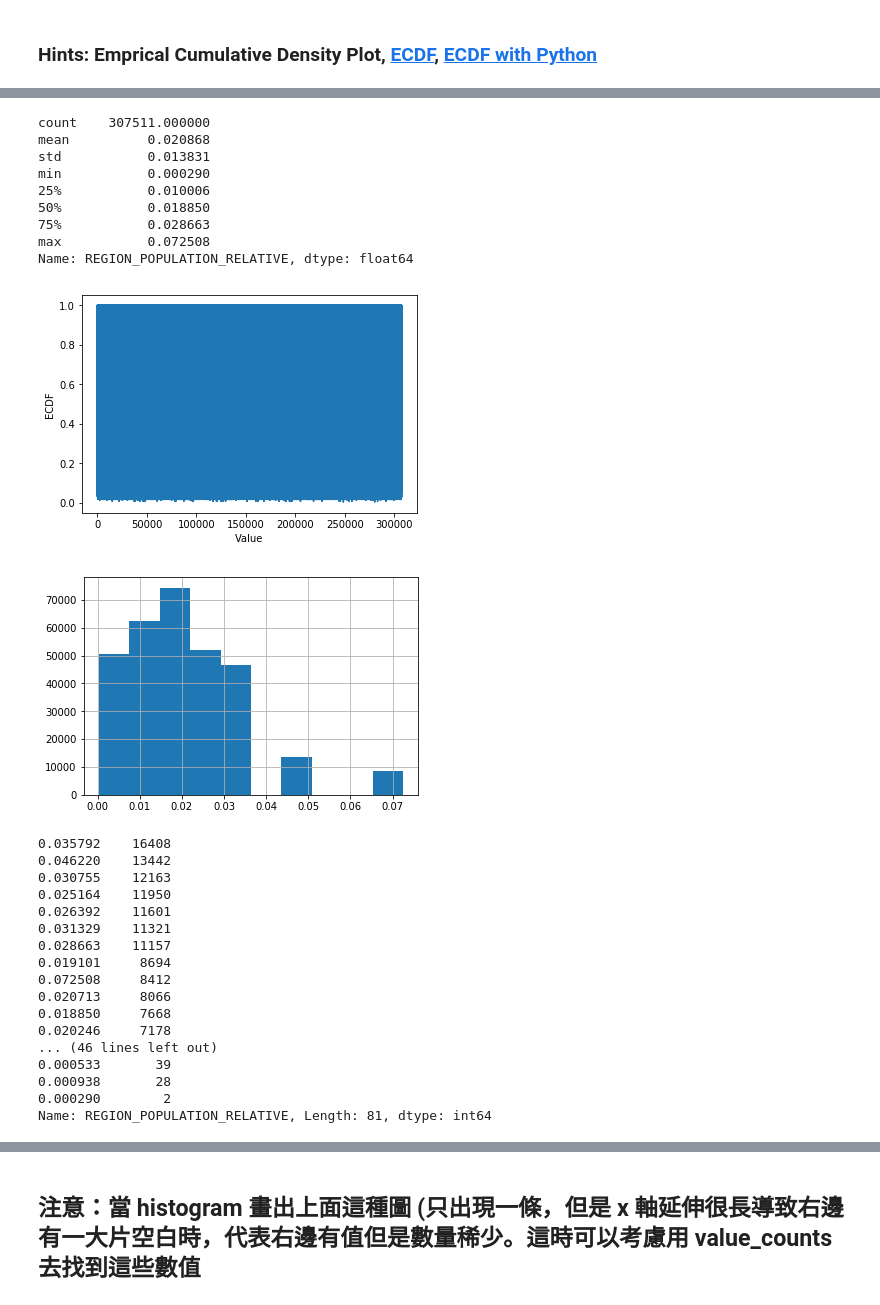
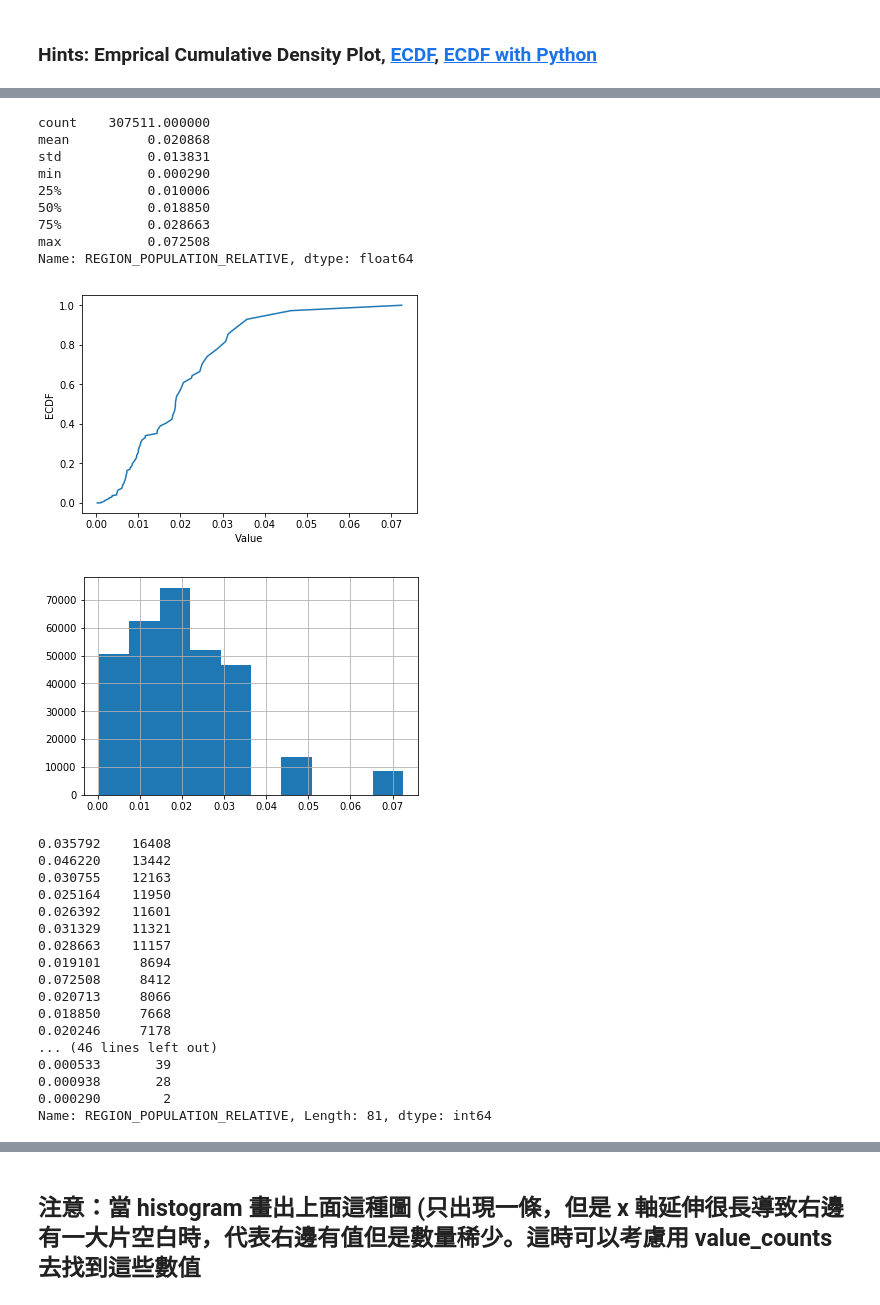
Before and after one commit to lwf555ug/2nd-ML100Days, a Jupyter notebook: homework/Day_006_HW.ipynb, the cells around one changed output, grey strips where cells are left out. Saved outputs shown, nothing was run; the diff lists cells and outputs as text; code cells hidden in the pictures.

```diff
--- a/homework/Day_006_HW.ipynb
+++ b/homework/Day_006_HW.ipynb
@@ -133,35 +133,35 @@ print(app_train['REGION_POPULATION_RELATIVE'].describe())
 
 # 繪製 Empirical Cumulative Density Plot (ECDF)
 """
 Your Code Here
 """
-cdf = app_train['REGION_POPULATION_RELATIVE']
+cdf = app_train.REGION_POPULATION_RELATIVE.value_counts().sort_index().cumsum()
 
 
 plt.plot(list(cdf.index), cdf/cdf.max())
 plt.xlabel('Value')
 plt.ylabel('ECDF')
 plt.ylim([-0.05,1.05]) # 限制顯示圖片的範圍
 plt.show()
 
 app_train['REGION_POPULATION_RELATIVE'].hist()
 plt.show()
 
 app_train['REGION_POPULATION_RELATIVE'].value_counts()
 
 # 就以這個欄位來說，雖然有資料掉在分布以外，也不算異常，僅代表這間公司在稍微熱鬧的地區有的據點較少，
 # 導致 region population relative 在少的部分較為密集，但在大的部分較為疏漏
 # %% [output]
 count    307511.000000
 mean          0.020868
 std           0.013831
 min           0.000290
 25%           0.010006
 50%           0.018850
 75%           0.028663
 max           0.072508
 Name: REGION_POPULATION_RELATIVE, dtype: float64
-[figure, old version]
+[figure, new version]
 [figure]
 0.035792    16408
 0.046220    13442
```
Also changed, not shown: parts of 4 cells of this notebook.
